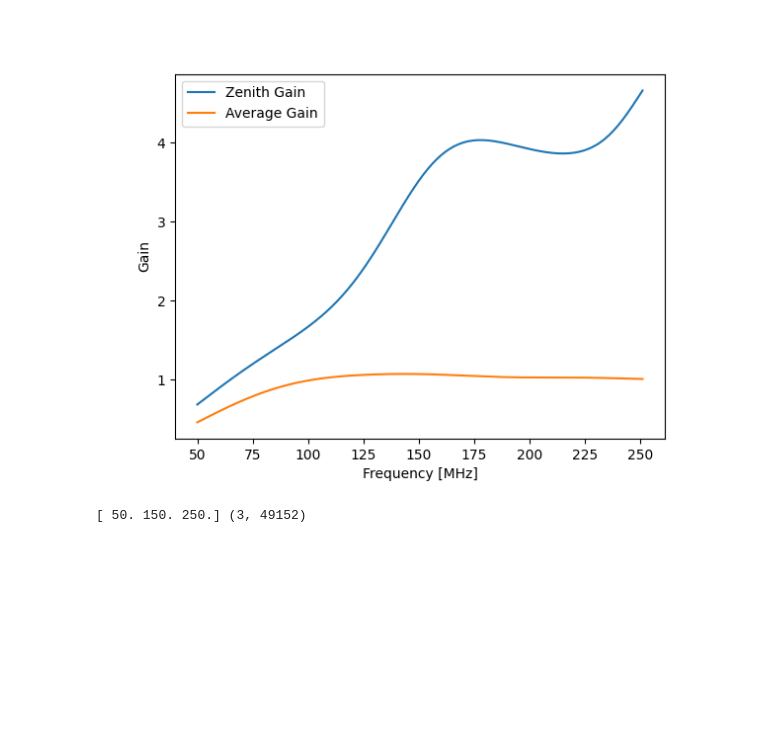
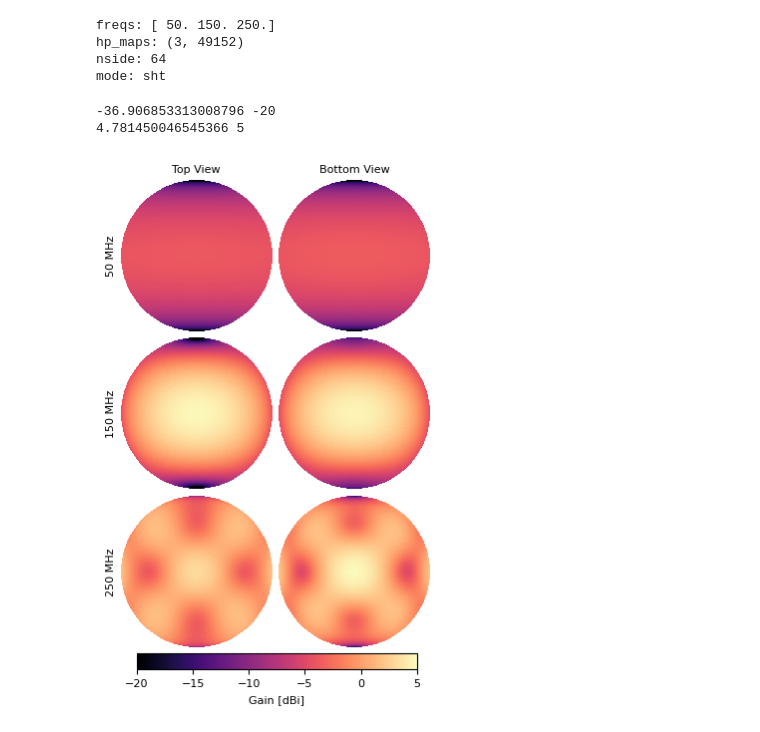
Before and after one commit to christianhbye/eigsep_paper_notebooks, a Jupyter notebook: beam.ipynb, the cells around one changed output. Saved outputs shown, nothing was run; the diff lists cells and outputs as text; code cells hidden in the pictures; blank space fills up the shorter version.

```diff
--- a/beam.ipynb
+++ b/beam.ipynb
@@ -7,29 +6,17 @@ import matplotlib.pyplot as plt
-# %%
-DIR = "/home/christian/Documents/research/eigsep/data-analysis/simulations/beam/"
-beam_npz = 'eigsep_bowtie_v000.npz'
-
-npz = np.load(DIR + beam_npz)
-beam = npz['bm']
-freqs = npz['freqs'] / 1e6
-nside = npz['nside']
-
-plt.figure()
-plt.plot(freqs, beam[:, 0], label="Zenith Gain")
-plt.plot(freqs, beam.mean(axis=-1), label="Average Gain")
-plt.xlabel("Frequency [MHz]")
-plt.ylabel("Gain")
-plt.legend()
-plt.show()
-
-# freqs 50, 150, 250
-ix = np.array([0, 100, 200])
-beam = beam[ix]
-freqs = freqs[ix]
-
-print(freqs, beam.shape)
-# %% [output]
-[figure, removed]
-[ 50. 150. 250.] (3, 49152)
+# %%
+DIR = "/home/christian/Documents/research/eigsep/beam_models/sim_oct2025/"
+d = np.load(DIR + "beam_maps.npz")
+for k, v in d.items():
+    if k == "hp_maps":
+        v = v.shape
+    print(f"{k}: {v}")
+
+beam = d["hp_maps"]
+# %% [output]
+freqs: [ 50. 150. 250.]
+hp_maps: (3, 49152)
+nside: 64
+mode: sht
 # %%
 def plot(
     maps,
@@ -210,0 +204,17 @@ def plot(
+# %%
+# cmap = turbo  # for talks
+cmap = "magma"  # for publications
+beam_dB = 10 * np.log10(beam)
+#vmin, vmax = np.percentile(beam_dB, [1, 100])
+vmin = -20
+vmax = 5
+print(beam_dB.min(), vmin)
+print(beam_dB.max(), vmax)
+
+fig = plot(beam_dB, column_titles=["Top View", "Bottom View"], row_titles=["50 MHz", "150 MHz", "250 MHz"], cmap=cmap, vmin=vmin, vmax=vmax, unit="Gain [dBi]",
+           fontsize_labels=8, width_in=3.4)
+fig.savefig("beam_dBi.pdf", bbox_inches="tight", dpi=600)
+# %% [output]
+-36.906853313008796 -20
+4.781450046545366 5
+[figure, added]
```
Also changed, not shown: parts of 5 cells of this notebook, 1 other file.
